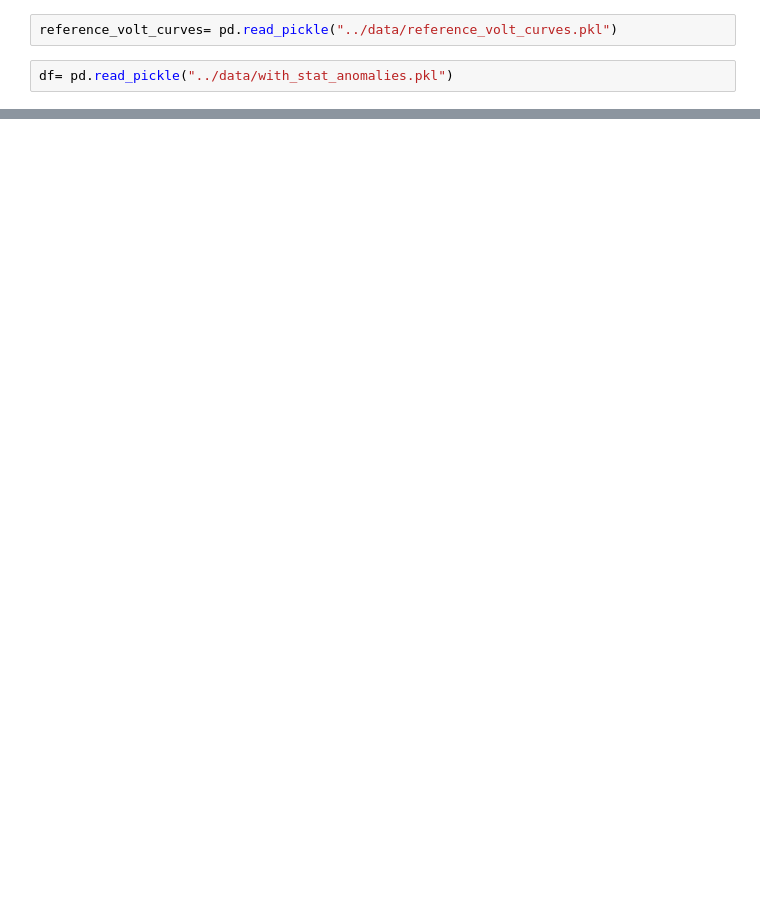
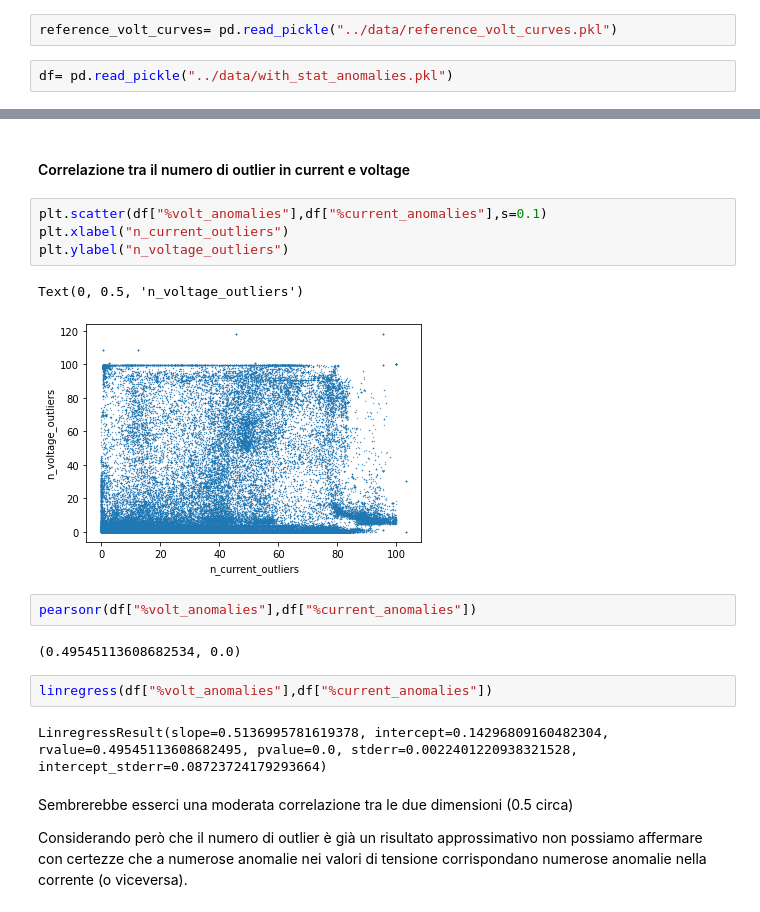
Before and after one commit to DavideMobilia/Anomaly-Detection, a Jupyter notebook: Scripts/Anomaly Analysis.ipynb, the cells around one changed output, grey strips where cells are left out. Cells and saved outputs as stored; diff of their text form; blank space fills up the shorter version.

```diff
--- a/Scripts/Anomaly Analysis.ipynb
+++ b/Scripts/Anomaly Analysis.ipynb
@@ -35,0 +38,21 @@ plot(curva,"blue")
+# %% [markdown]
+#### Correlazione tra il numero di outlier in current e voltage
+# %%
+plt.scatter(df["%volt_anomalies"],df["%current_anomalies"],s=0.1)
+plt.xlabel("n_current_outliers")
+plt.ylabel("n_voltage_outliers")
+# %% [output]
+Text(0, 0.5, 'n_voltage_outliers')
+[figure, added]
+# %%
+pearsonr(df["%volt_anomalies"],df["%current_anomalies"])
+# %% [output]
+(0.49545113608682534, 0.0)
+# %%
+linregress(df["%volt_anomalies"],df["%current_anomalies"])
+# %% [output]
+LinregressResult(slope=0.5136995781619378, intercept=0.14296809160482304, rvalue=0.49545113608682495, pvalue=0.0, stderr=0.0022401220938321528, intercept_stderr=0.08723724179293664)
+# %% [markdown]
+Sembrerebbe esserci una moderata correlazione tra le due dimensioni (0.5 circa)
+
+Considerando però che il numero di outlier è già un risultato approssimativo non possiamo affermare con certezze che a numerose anomalie nei valori di tensione corrispondano numerose anomalie nella corrente (o viceversa).
```
Also changed, not shown: parts of 4 cells of this notebook.
